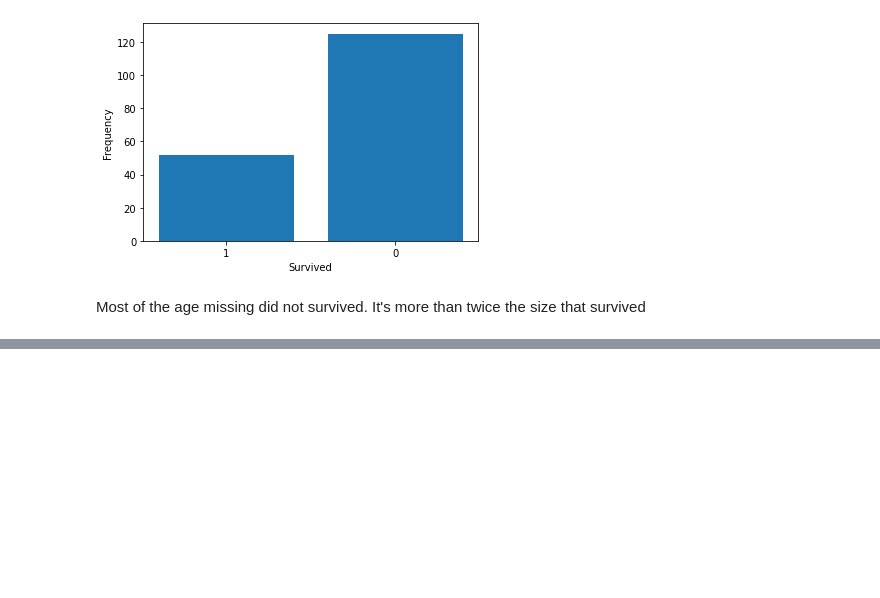
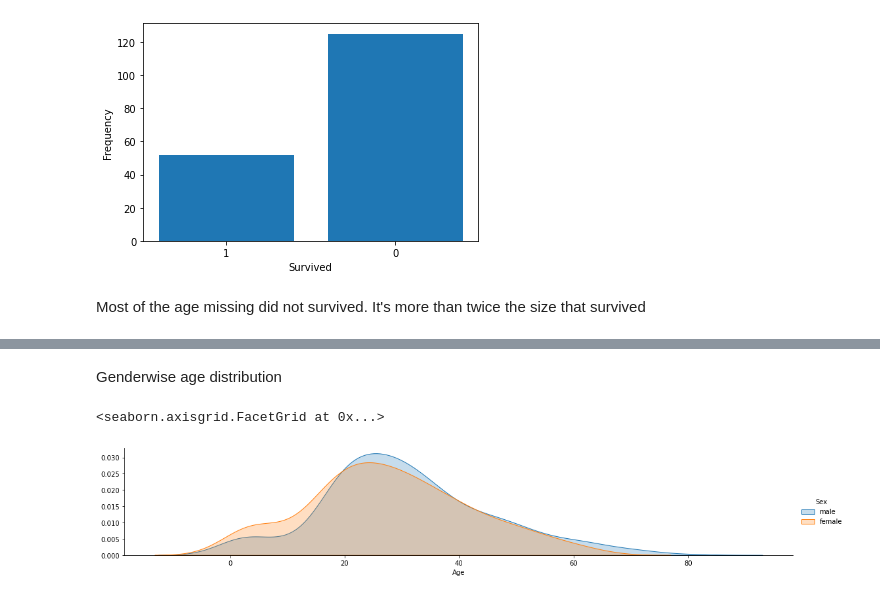
Before and after one commit to avishkakavindu/titanic-disaster-ml, a Jupyter notebook: Titanic_Feature_Selection_n_Cleaning.ipynb, the cells around one changed output, grey strips where cells are left out. Cells and saved outputs as stored; diff of their text form; code cells hidden in the pictures; blank space fills up the shorter version.

```diff
--- a/Titanic_Feature_Selection_n_Cleaning.ipynb
+++ b/Titanic_Feature_Selection_n_Cleaning.ipynb
@@ -227,0 +243,11 @@ SyntaxError: EOL while scanning string literal (<ipython-input-23-7e46160ac81b>,
+# %% [markdown]
+Genderwise age distribution
+# %%
+# Multi-plot grid for plotting conditional relationships.
+
+gender_wise = sns.FacetGrid(dataset, hue='Sex', aspect=5)
+gender_wise.map(sns.kdeplot, 'Age', shade=True)
+gender_wise.add_legend()
+# %% [output]
+<seaborn.axisgrid.FacetGrid at 0x...>
+[figure, added]
```
Also changed, not shown: parts of 38 cells of this notebook.
